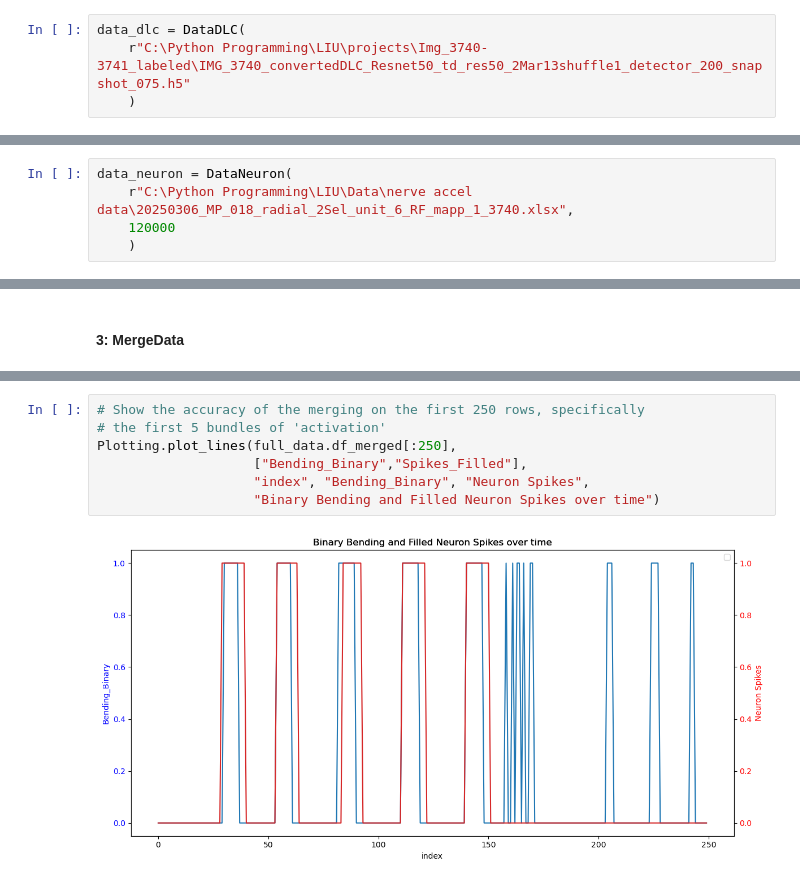
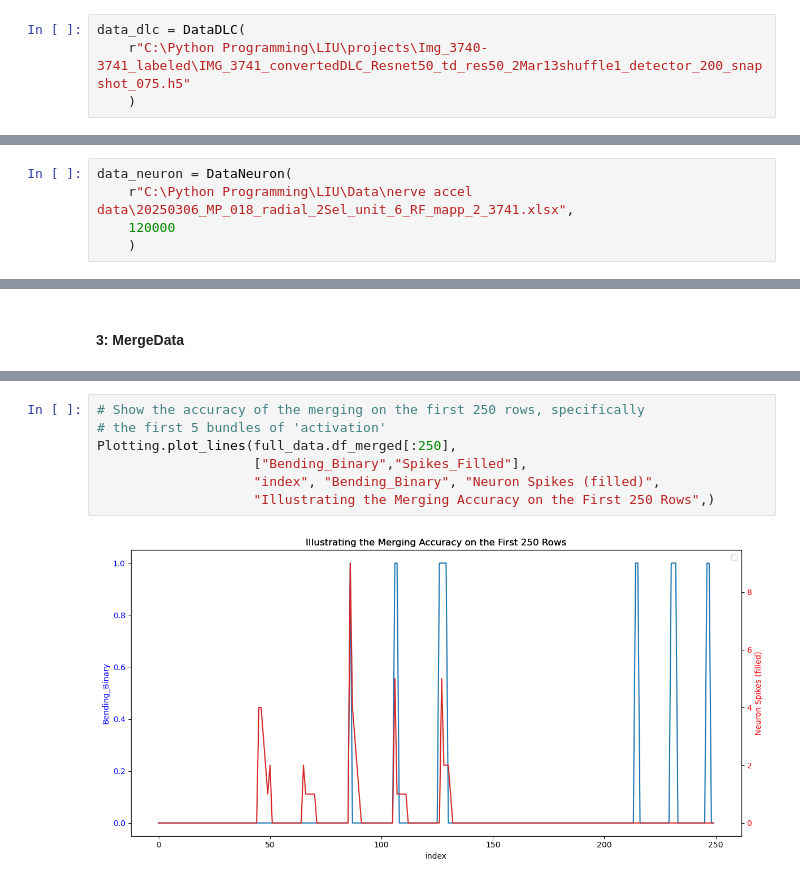
Before and after one commit to Periksvensson84/RF_mapping, a Jupyter notebook: RF_mapping/post_processing/examples.ipynb, the cells around one changed output, grey strips where cells are left out. Saved outputs shown, nothing was run; the diff lists cells and outputs as text.

```diff
--- a/RF_mapping/post_processing/examples.ipynb
+++ b/RF_mapping/post_processing/examples.ipynb
@@ -26,5 +26,5 @@ def transform_to_derivative(df: pd.DataFrame) -> pd.DataFrame:
     return derivative_df
 # %%
 data_dlc = DataDLC(
-    r"C:\Python Programming\LIU\projects\Img_3740-3741_labeled\IMG_3740_convertedDLC_Resnet50_td_res50_2Mar13shuffle1_detector_200_snapshot_075.h5"
+    r"C:\Python Programming\LIU\projects\Img_3740-3741_labeled\IMG_3741_convertedDLC_Resnet50_td_res50_2Mar13shuffle1_detector_200_snapshot_075.h5"
     )
@@ -97,6 +101,6 @@ Plotting.plot_homography_animated(data_dlc.homography_points,
 #### 2: DataNeuron
 # %%
 data_neuron = DataNeuron(
-    r"C:\Python Programming\LIU\Data\nerve accel data\20250306_MP_018_radial_2Sel_unit_6_RF_mapp_1_3740.xlsx",
+    r"C:\Python Programming\LIU\Data\nerve accel data\20250306_MP_018_radial_2Sel_unit_6_RF_mapp_2_3741.xlsx",
     120000
     )
@@ -142,12 +176,12 @@ full_data = MergedData(data_dlc, data_neuron)
 # %%
 # Show the accuracy of the merging on the first 250 rows, specifically
 # the first 5 bundles of 'activation'
 Plotting.plot_lines(full_data.df_merged[:250],
                     ["Bending_Binary","Spikes_Filled"],
-                    "index", "Bending_Binary", "Neuron Spikes",
-                    "Binary Bending and Filled Neuron Spikes over time")
+                    "index", "Bending_Binary", "Neuron Spikes (filled)",
+                    "Illustrating the Merging Accuracy on the First 250 Rows",)
 # %% [output]
-[figure, old version]
+[figure, new version]
 # %%
 Plotting.plot_rf_mapping(full_data,
                          "tf_FB2_x", "tf_FB2_y",
```
Also changed, not shown: parts of 27 cells of this notebook, 51 other files.
